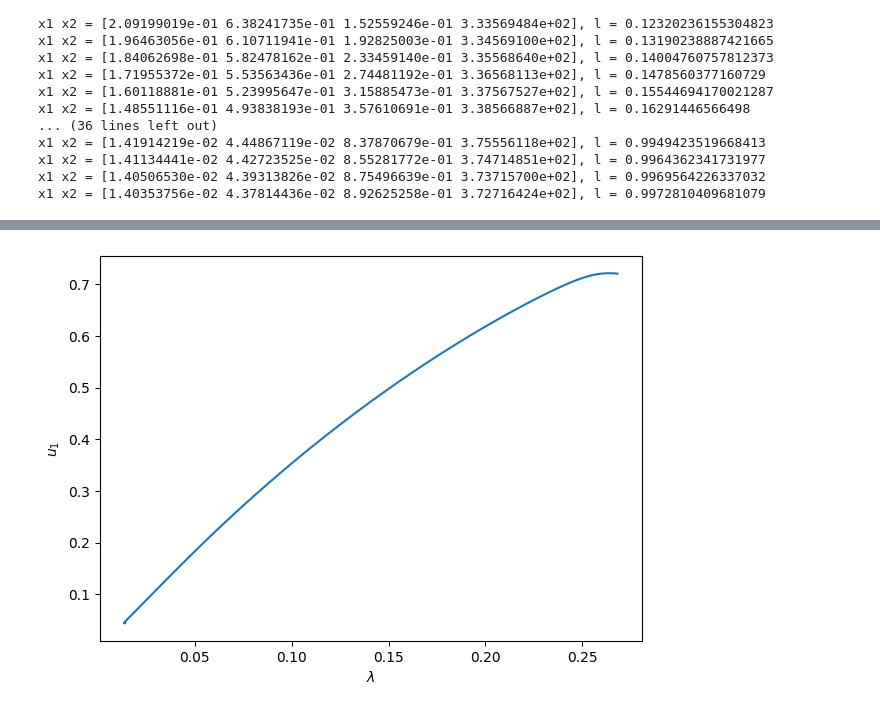
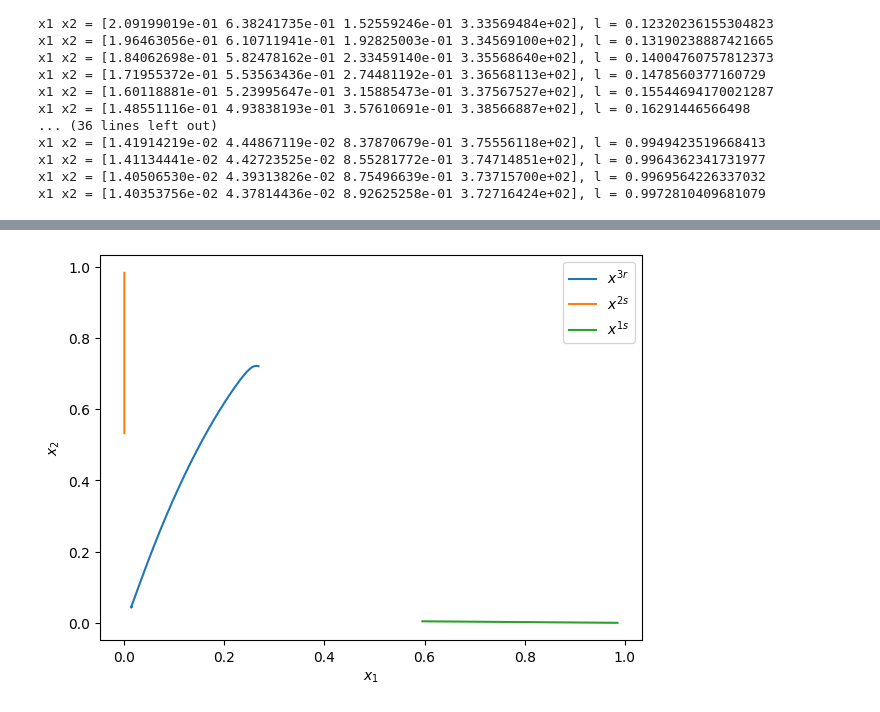
Before and after one commit to AMKCode/ExtractiveDistillationSimulator, a Jupyter notebook: src/ex4_arclength_cont.ipynb, the cells around one changed output, grey strips where cells are left out. Drawn from its saved outputs; the diff is of its cells as text; code cells hidden in the pictures.

Commit message:
re commit for replicating figure 8

```diff
--- a/src/ex4_arclength_cont.ipynb
+++ b/src/ex4_arclength_cont.ipynb
@@ -191,12 +191,10 @@ def eqns(uvec, l):
     res = np.empty(4)
     gammas = distillation_model.thermo_model.get_activity_coefficient(uvec[:-1], uvec[-1])
 
-
-
     for i in range(3):
         Psat = distillation_model.thermo_model.get_Psat_i(i, uvec[-1])
         P = distillation_model.thermo_model.get_Psys()
-        res[i] = ((Psat*gammas[i]*uvec[i])/P)-((l*uvec[i])/(l+1))-(xD[i]/(l+1))
+        res[i] = ((Psat*gammas[i]*uvec[i])/P)-(((s(l)+1)*uvec[i])/s(l))+(xB[i]/s(l))
     res[3] = np.sum(uvec[:-1]) - 1
 
     return res
@@ -204,7 +202,7 @@ def eqns(uvec, l):
 def get_dFidl(uvec, l):
     res = np.empty(4)
     for i in range(3):
-        res[i] = (uvec[i]/(l-1)**2) + (xD[i]/(l+1)**2)
+        res[i] = (uvec[i]-xB[i])/s(l)**2
     res[3] = 0
     return res
 
@@ -219,7 +217,7 @@ def jac_eqns(uvec, l):
         dPsatdT = distillation_model.thermo_model.get_dPsatdT_i(i, uvec[-1])
         for j in range(3):
             if i == j:
-                res[i,j] = ((Psat/P)*(gammas[i] + uvec[i]*gamma_ders[i,j])) - (l/l-1)
+                res[i,j] = ((Psat/P)*(gammas[i] + uvec[i]*gamma_ders[i,j])) - ((s(l)+1)/s(l))
             else:
                 res[i,j] = ((Psat*uvec[i])/P)*gamma_ders[i,j]
             res[i,3] = (uvec[i]/P)*(Psat*gamma_ders[i,3]+gammas[i]*dPsatdT)
@@ -264,7 +262,7 @@ def jac_eqns_aug(uvec, der, ds, u0):
 ds = 0.001
 num_steps = 50000
 lam_m1 = 0.001
-old_sol_m1 = fsolve(eqns, x0=np.array([0.23, 0.75, 0.02, 300]), fprime=jac_eqns, args=(lam_m1,))
+old_sol_m1 = fsolve(eqns, x0=np.array([0, 1, 0, 300]), fprime=jac_eqns, args=(lam_m1,))
 print(old_sol_m1)
 lam_0 = lam_m1 + ds
 old_sol = fsolve(eqns, x0=old_sol_m1, fprime=jac_eqns, args=(lam_0,))
@@ -302,8 +300,8 @@ for i in range(num_steps):
     T_sol[i] = old_sol[3]
     l_sol[i] = lam_0
 
-x3r_x1 = x1_sol
-x3r_x2 = x2_sol
-x3r_x3 = x3_sol
-x3r_T = T_sol
-x3r_l = l_sol
+x2s_x1 = x1_sol
+x2s_x2 = x2_sol
+x2s_x3 = x3_sol
+x2s_T = T_sol
+x2s_l = l_sol
@@ -310,11 +467,16 @@ x3r_l = l_sol
 # %%
 fig, ax = plt.subplots( figsize = (7,5))
 
-ax.plot(x1_sol, x2_sol)
-ax.set_xlabel(r'$\lambda$')
-ax.set_ylabel(r'$u_1$')
+ax.plot(x3r_x1, x3r_x2, label=r'$x^{3r}$')
+ax.plot(x2s_x1, x2s_x2, label=r'$x^{2s}$')
+ax.plot(x1s_x1, x1s_x2, label=r'$x^{1s}$')
+
+ax.set_xlabel(r'$x_1$')
+ax.set_ylabel(r'$x_2$')
+ax.legend()
+
 # plt.tight_layout()
 
 plt.show()
 # %% [output]
-[figure, old version]
+[figure, new version]
```
Also changed, not shown: parts of 2 cells of this notebook.
